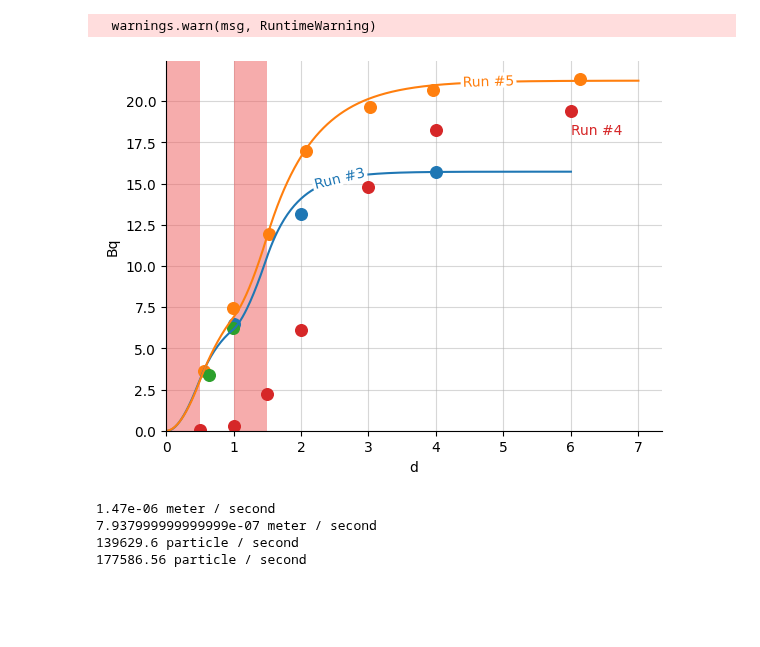
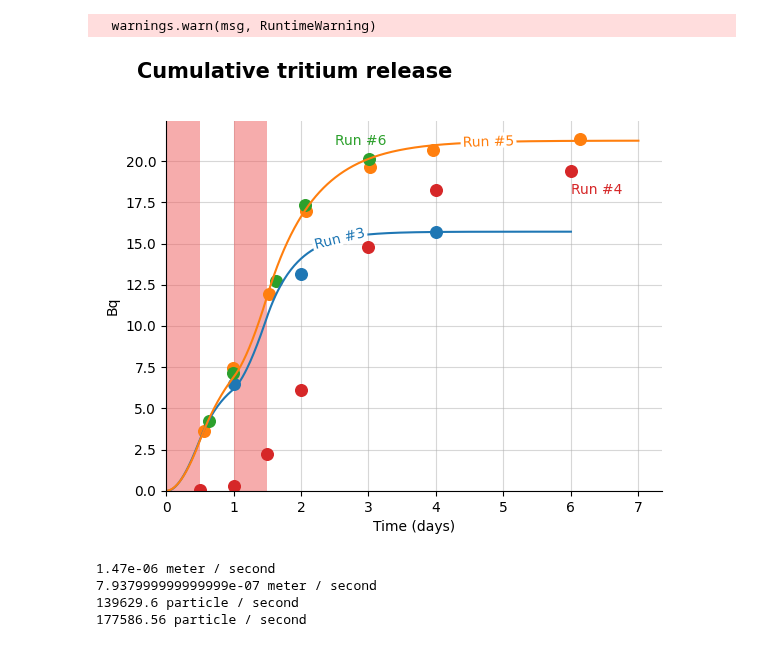
Before and after one commit to LIBRA-project/BABY-100-mL-runs, a Jupyter notebook: compare_runs.ipynb, the cells around one changed output. Saved outputs shown, nothing was run; the diff lists cells and outputs as text; code cells hidden in the pictures; blank space fills up the shorter version.

```diff
--- a/compare_runs.ipynb
+++ b/compare_runs.ipynb
@@ -117,11 +117,20 @@ model_run_6.run(7 * ureg.day)
 # %%
 sample_1 = baby_run_6.vial_611 + baby_run_6.vial_612 + baby_run_6.vial_613 + baby_run_6.vial_614
 sample_2 = baby_run_6.vial_621 + baby_run_6.vial_622 + baby_run_6.vial_623 + baby_run_6.vial_624
+sample_3 = baby_run_6.vial_631 + baby_run_6.vial_632 + baby_run_6.vial_633 + baby_run_6.vial_634
+sample_4 = baby_run_6.vial_641 + baby_run_6.vial_642 + baby_run_6.vial_643 + baby_run_6.vial_644
+sample_5 = baby_run_6.vial_651 + baby_run_6.vial_652 + baby_run_6.vial_653 + baby_run_6.vial_654
+sample_6 = baby_run_6.vial_661 + baby_run_6.vial_662 + baby_run_6.vial_663 + baby_run_6.vial_664
+
 
 cumulative_1 = sample_1
 cumulative_2 = cumulative_1 + sample_2
+cumulative_3 = cumulative_2 + sample_3
+cumulative_4 = cumulative_3 + sample_4
+cumulative_5 = cumulative_4 + sample_5
+cumulative_6 = cumulative_5 + sample_6
 
-cumulative_values_run_6 = [cumulative_1, cumulative_2]
+cumulative_values_run_6 = [cumulative_1, cumulative_2, cumulative_3, cumulative_4, cumulative_5, cumulative_6]
 # %%
 replacement_times_run_6 = baby_run_6.replacement_times
 # %%
@@ -167,38 +176,40 @@ plt.scatter(
 )
 
 plt.scatter(
     replacement_times_run_4,
     cumulative_values_run_4,
     s=70,
     color=color_run_4
 )
 
 integrated_top_run_6 = quantity_to_activity(model_run_6.integrated_release_top()).to(
             ureg.Bq
         )
 # plt.plot(model_run_6.times.to(ureg.day), integrated_top_run_6, color=color_run_6, label="Run #6")
-
 plt.scatter(
-    replacement_times_run_6,
-    cumulative_values_run_6,
+    replacement_times_run_6[:-1],
+    cumulative_values_run_6[:-1],
     s=70,
     color=color_run_6
 )
 
 
 plt.annotate("Run #4", (6 * ureg.days, 18 * ureg.Bq), color=color_run_4)
 
+plt.annotate("Run #6", (2.5 * ureg.days, 21 * ureg.Bq), color=color_run_6)
+
 plt.xlim(left=0 * ureg.day)
 plt.ylim(bottom=0)
 plt.gca().spines[["right", "top"]].set_visible(False)
 plt.grid(alpha=0.5)
 labelLines(plt.gca().get_lines(), zorder=2.5)
-# plt.gcf().text(0.08, 0.97, "Cumulative tritium release", weight="bold", fontsize=15)
+plt.gcf().text(0.08, 0.97, "Cumulative tritium release", weight="bold", fontsize=15)
+plt.xlabel("Time (days)")
 # axis below graph
 plt.gca().set_axisbelow(True)
 plt.savefig("cumulative_release_compare_runs.pdf")
 # %% [output]
-[figure, old version]
+[figure, new version]
 # %%
 print(model_run_3.k_top)
 print(model_run_5.k_top)
```
Also changed, not shown: 2 other files.
